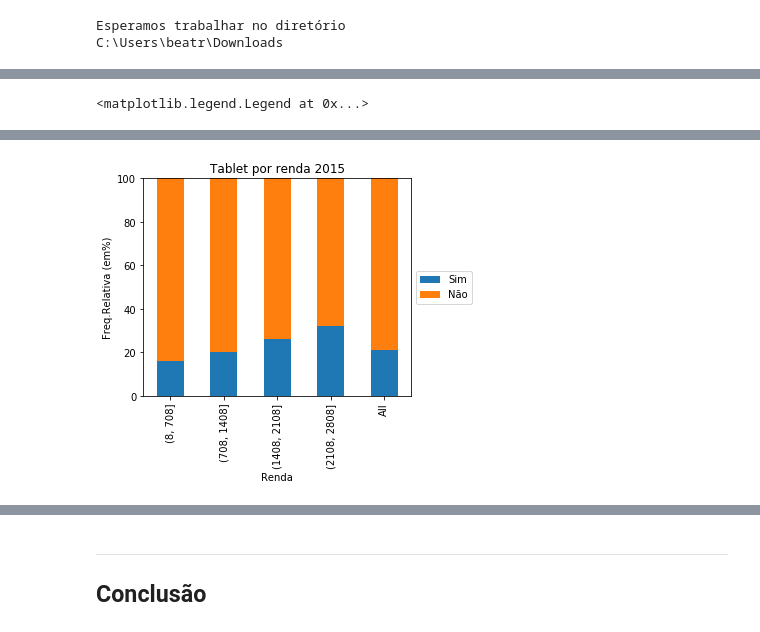
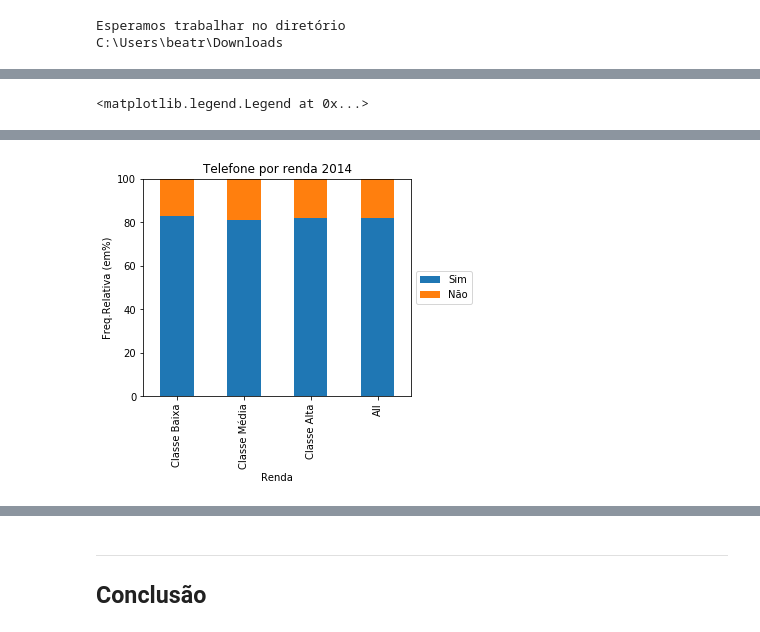
Before and after one commit to AnaBBHenriques/Ciencia_dos_dados, a Jupyter notebook: Projeto1--Copy2.ipynb, the cells around one changed output, grey strips where cells are left out. Drawn from its saved outputs; the diff is of its cells as text; code cells hidden in the pictures.

```diff
--- a/Projeto1--Copy2.ipynb
+++ b/Projeto1--Copy2.ipynb
@@ -89,7 +119,3 @@ dados2013.columns=['contagem', 'V0101', 'UF', 'V0102', 'V0103', 'V0104', 'V0105'
-# %%
-oi0=dados2015.loc[dados2015.contagem,['MicroComputador','Tablet','Telefone','Tv','RendaPerCapita']]
-oi014=dados2014.loc[dados2014.contagem,['MicroComputador','Tablet','Telefone','Tv','RendaPerCapita']]
-oi013=dados2013.loc[dados2013.contagem,['MicroComputador','Tablet','Telefone','Tv','RendaPerCapita']]
 # %%
 oi0.Tablet= oi0.Tablet.astype('category')
 oi0.Telefone = oi0.Telefone.astype('category')
@@ -133,6 +181,9 @@ oi013.Tv.cat.categories = (['Sim', 'Não'])
 # %%
 oi1=oi0.dropna()
-oi2=oi1.loc[(dados2015.RendaPerCapita<=999999999999)&(dados2015.RendaPerCapita!=0)]
+oi2=oi1.loc[(oi1.RendaPerCapita<=4000)&(oi1.RendaPerCapita!=0)]
 
 oi114=oi014.dropna()
-oi214=oi114.loc[(dados2014.RendaPerCapita<=999999999999)&(dados2014.RendaPerCapita!=0)]
+oi214=oi114.loc[(oi014.RendaPerCapita<=4000)&(oi014.RendaPerCapita!=0)]
+
+oi113=oi013.dropna()
+oi213=oi113.loc[(oi013.RendaPerCapita<=4000)&(oi013.RendaPerCapita!=0)]
@@ -237,6 +381,9 @@ All            7.0  93.0  100.0
 # %%
-ct2014tab = ct2014tab.iloc[:,0:2]
-plot = ct2014tab.plot(kind='bar', stacked=True,title='Tablet por renda 2014')
+
+
+
+ct2013tel= ct2013tel.iloc[:,0:2].reindex(["Classe Baixa", "Classe Média","Classe Alta",'All'])
+plot = ct2013tel.plot(kind='bar', stacked=True,title='Telefone por renda 2013')
 plot.set_ylim([0, 100])
 plt.ylabel('Freq.Relativa (em%)')
 #Para legenda ficar fora do gráfico
@@ -245,19 +392,8 @@ box = ax.get_position()
 ax.set_position([box.x0, box.y0, box.width * 0.8, box.height])
 ax.legend(loc='center left', bbox_to_anchor=(1, 0.5))
 
-
-ct2015tab = ct2015tab.iloc[:,0:2]
-plot = ct2015tab.plot(kind='bar', stacked=True,title='Tablet por renda 2015')
-plot.set_ylim([0, 100])
-plt.ylabel('Freq.Relativa (em%)')
-#Para legenda ficar fora do gráfico
-ax = plt.subplot(111)
-box = ax.get_position()
-ax.set_position([box.x0, box.y0, box.width * 0.8, box.height])
-ax.legend(loc='center left', bbox_to_anchor=(1, 0.5))
-
-ct2014tel= ct2014tel.iloc[:,0:2]
-plot = ct2014tel.plot(kind='bar', stacked=True,title='Telefone por renda2014')
+ct2014tel= ct2014tel.iloc[:,0:2].reindex(["Classe Baixa", "Classe Média","Classe Alta",'All'])
+plot = ct2014tel.plot(kind='bar', stacked=True,title='Telefone por renda 2014')
 plot.set_ylim([0, 100])
 plt.ylabel('Freq.Relativa (em%)')
 #Para legenda ficar fora do gráfico
@@ -268,8 +404,8 @@ ax.legend(loc='center left', bbox_to_anchor=(1, 0.5))
 
 
 
-ct2015tel= ct2015tel.iloc[:,0:2]
-plot = ct2015tel.plot(kind='bar', stacked=True,title='Telefone por renda2015')
+ct2015tel= ct2015tel.iloc[:,0:2].reindex(["Classe Baixa", "Classe Média","Classe Alta",'All'])
+plot = ct2015tel.plot(kind='bar', stacked=True,title='Telefone por renda 2015')
 plot.set_ylim([0, 100])
 plt.ylabel('Freq.Relativa (em%)')
 #Para legenda ficar fora do gráfico
@@ -277,47 +413,5 @@ ax = plt.subplot(111)
 box = ax.get_position()
 ax.set_position([box.x0, box.y0, box.width * 0.8, box.height])
 ax.legend(loc='center left', bbox_to_anchor=(1, 0.5))
-
-ct2014tv= ct2014tv.iloc[:,0:2]
-plot = ct2014tv.plot(kind='bar', stacked=True,title='Tv por renda 2014')
-plot.set_ylim([0, 100])
-plt.ylabel('Freq.Relativa (em%)')
-#Para legenda ficar fora do gráfico
-ax = plt.subplot(111)
-box = ax.get_position()
-ax.set_position([box.x0, box.y0, box.width * 0.8, box.height])
-ax.legend(loc='center left', bbox_to_anchor=(1, 0.5))
-
-ct2015tv= ct2015tv.iloc[:,0:2]
-plot = ct2015tv.plot(kind='bar', stacked=True,title='Tv por renda 2015')
-plot.set_ylim([0, 100])
-plt.ylabel('Freq.Relativa (em%)')
-#Para legenda ficar fora do gráfico
-ax = plt.subplot(111)
-box = ax.get_position()
-ax.set_position([box.x0, box.y0, box.width * 0.8, box.height])
-ax.legend(loc='center left', bbox_to_anchor=(1, 0.5))
-
-ct2014pc= ct2014pc.iloc[:,0:2]
-plot = ct2014pc.plot(kind='bar', stacked=True,title='Microcomputador por renda2014')
-plot.set_ylim([0, 100])
-plt.ylabel('Freq.Relativa (em%)')
-#Para legenda ficar fora do gráfico
-ax = plt.subplot(111)
-box = ax.get_position()
-ax.set_position([box.x0, box.y0, box.width * 0.8, box.height])
-ax.legend(loc='center left', bbox_to_anchor=(1, 0.5))
-
-
-
-ct2015pc= ct2015pc.iloc[:,0:2]
-plot = ct2015pc.plot(kind='bar', stacked=True,title='Microcomputador por renda2015')
-plot.set_ylim([0, 100])
-plt.ylabel('Freq.Relativa (em%)')
-#Para legenda ficar fora do gráfico
-ax = plt.subplot(111)
-box = ax.get_position()
-ax.set_position([box.x0, box.y0, box.width * 0.8, box.height])
-ax.legend(loc='center left', bbox_to_anchor=(1, 0.5))
 # %% [output]
 <matplotlib.legend.Legend at 0x...>
@@ -325 +419 @@ ax.legend(loc='center left', bbox_to_anchor=(1, 0.5))
-[figure, old version]
+[figure, new version]
```
Also changed, not shown: parts of 38 cells of this notebook.
